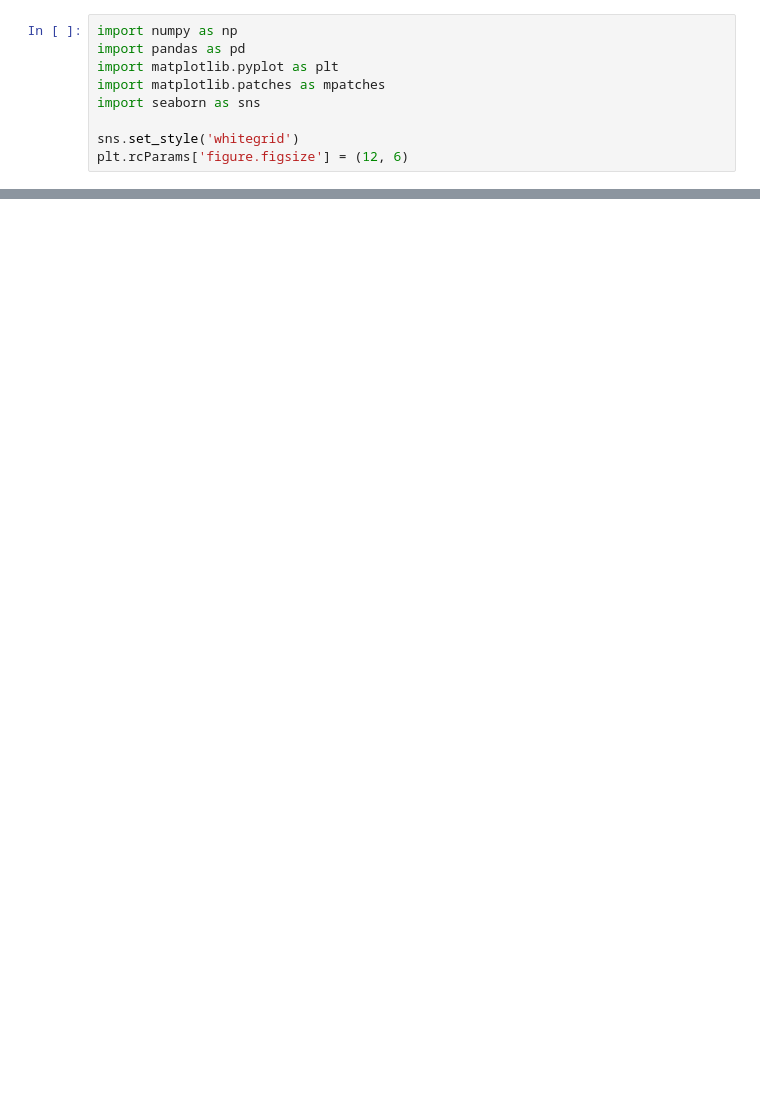
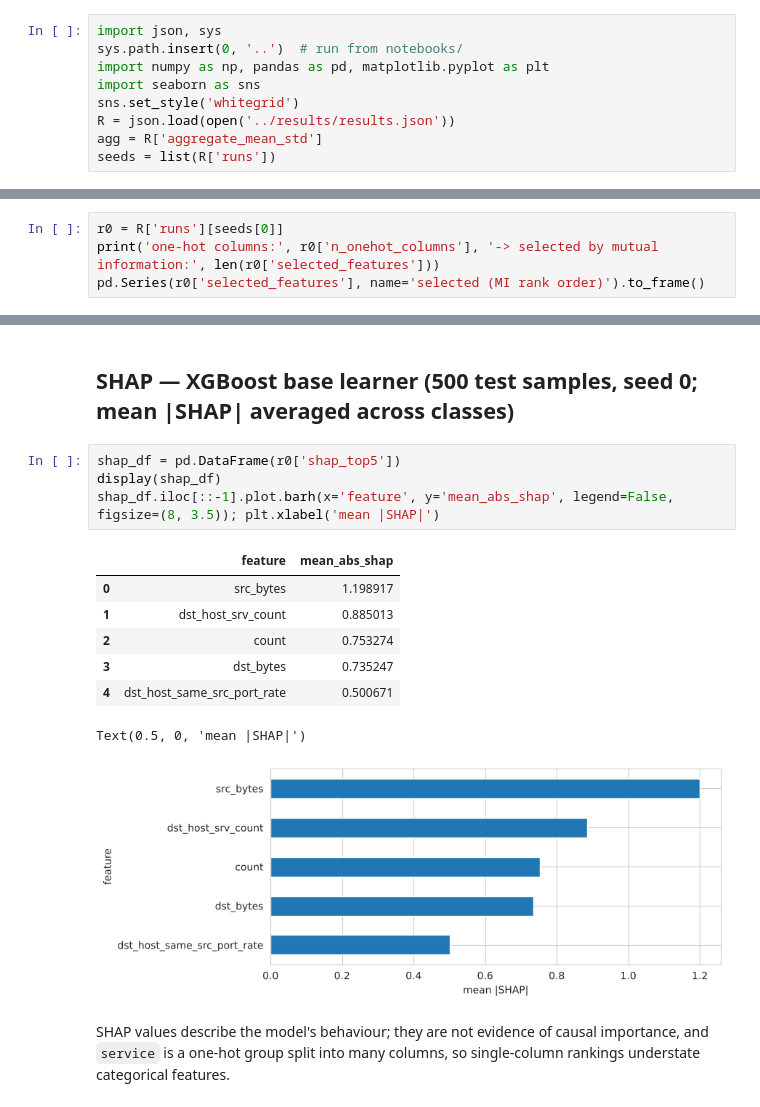
Before and after one commit to brigghouse/RT-MLIDS, a Jupyter notebook: notebooks/02_feature_analysis.ipynb, the cells around one changed output, grey strips where cells are left out. Cells and saved outputs as stored; diff of their text form; blank space fills up the shorter version.

Commit message:
Rebuild notebooks to read computed results instead of hard-coded values

```diff
--- a/notebooks/02_feature_analysis.ipynb
+++ b/notebooks/02_feature_analysis.ipynb
@@ -7,9 +5,9 @@ Feature selection via Mutual Information Gain and post-hoc SHAP interpretability
 # %%
-import numpy as np
-import pandas as pd
-import matplotlib.pyplot as plt
-import matplotlib.patches as mpatches
+import json, sys
+sys.path.insert(0, '..')  # run from notebooks/
+import numpy as np, pandas as pd, matplotlib.pyplot as plt
 import seaborn as sns
-
 sns.set_style('whitegrid')
-plt.rcParams['figure.figsize'] = (12, 6)
+R = json.load(open('../results/results.json'))
+agg = R['aggregate_mean_std']
+seeds = list(R['runs'])
@@ -85,0 +16,4 @@ The remaining top features — connection counts, service type, same-port rates
+# %%
+r0 = R['runs'][seeds[0]]
+print('one-hot columns:', r0['n_onehot_columns'], '-> selected by mutual information:', len(r0['selected_features']))
+pd.Series(r0['selected_features'], name='selected (MI rank order)').to_frame()
@@ -85,0 +39,17 @@ The remaining top features — connection counts, service type, same-port rates
+# %% [markdown]
+## SHAP — XGBoost base learner (500 test samples, seed 0; mean |SHAP| averaged across classes)
+# %%
+shap_df = pd.DataFrame(r0['shap_top5'])
+display(shap_df)
+shap_df.iloc[::-1].plot.barh(x='feature', y='mean_abs_shap', legend=False, figsize=(8, 3.5)); plt.xlabel('mean |SHAP|')
+# %% [output]
+|  | feature | mean_abs_shap |
+| 0 | src_bytes | 1.198917 |
+| 1 | dst_host_srv_count | 0.885013 |
+| 2 | count | 0.753274 |
+| 3 | dst_bytes | 0.735247 |
+| 4 | dst_host_same_src_port_rate | 0.500671 |
+Text(0.5, 0, 'mean |SHAP|')
+[figure, added]
+# %% [markdown]
+SHAP values describe the model's behaviour; they are not evidence of causal importance, and `service` is a one-hot group split into many columns, so single-column rankings understate categorical features.
```
Also changed, not shown: parts of 10 cells of this notebook, 3 other files.
